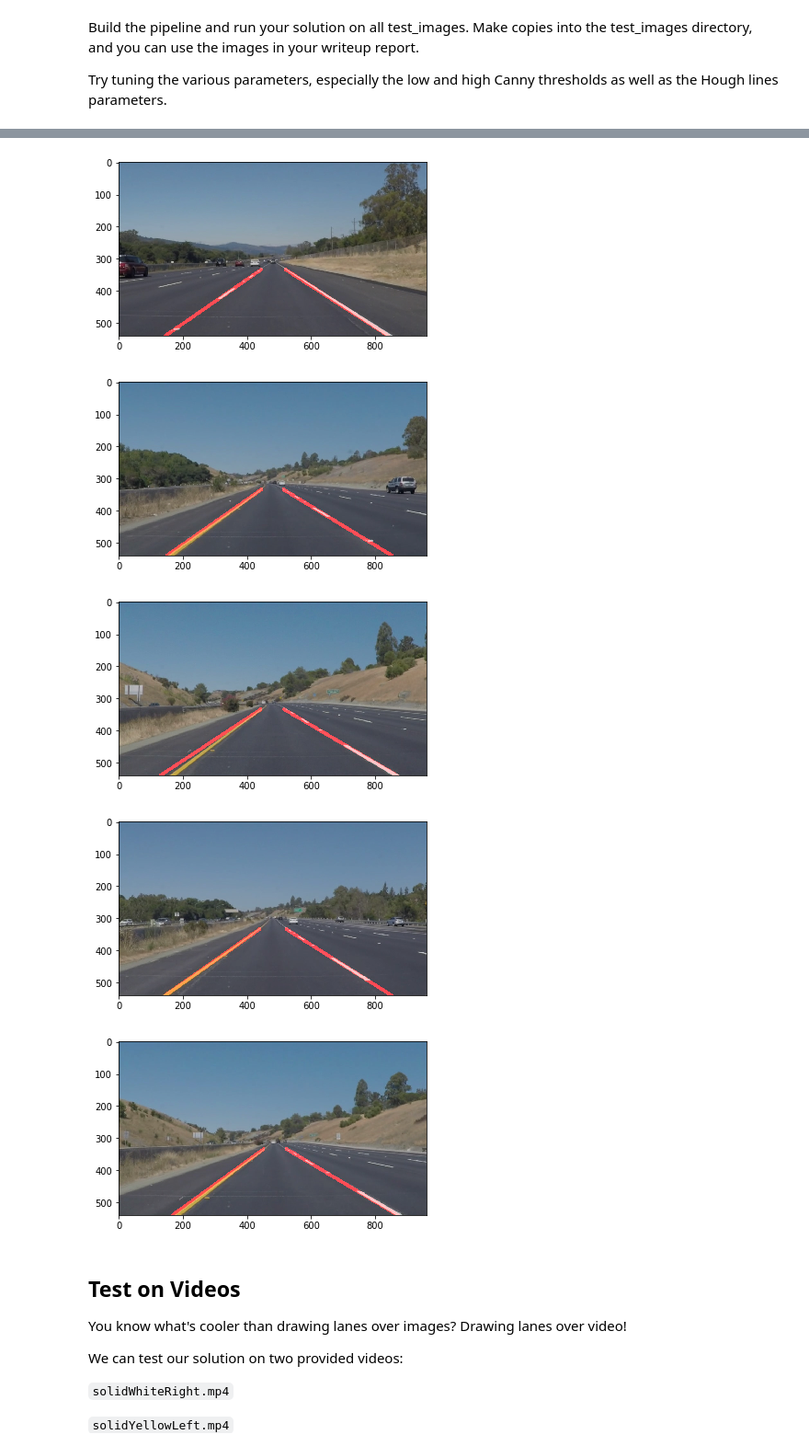
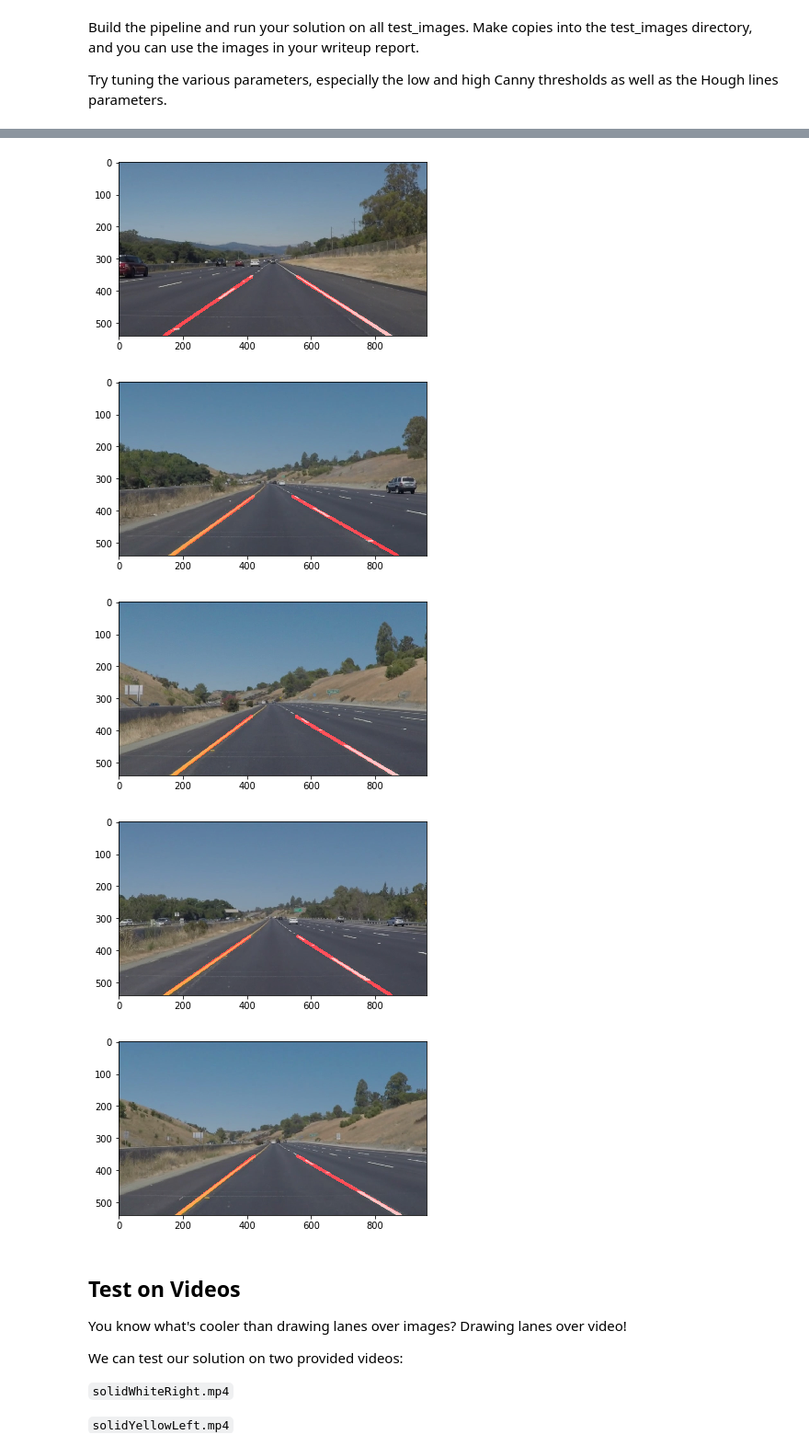
Before and after one commit to kindoblue/CarND-LaneLines-P1, a Jupyter notebook: P1.ipynb, the cells around one changed output, grey strips where cells are left out. Shown at 92% size. Drawn from its saved outputs; the diff is of its cells as text; code cells hidden in the pictures.

Commit message:
small improvements for the challenge - check for abnormal slopes

```diff
--- a/P1.ipynb
+++ b/P1.ipynb
@@ -85,7 +85,7 @@ def get_trapezoid(img):
     height = img.shape[0]
     width = img.shape[1]
     half_width = width / 2.
-    horizon = height * 0.62
+    horizon = height * 0.66
 
     # 1/2 of the bottom of isosceles trapezoid in term of % of width
     bottom_half = half_width * .9
@@ -219,10 +219,11 @@ def draw_lines(img, lines, color=[255, 0, 0], thickness=10):
             intercept = y1 - slope * x1
 
             # store slope and intercept in the right list
-            if slope > 0.0:
+            if slope > 0.0 and slope < math.inf:
                 p_slopes.append(slope)
                 p_intercepts.append(intercept)
-            else:
+
+            if slope < 0.0 and slope > -math.inf:
                 n_slopes.append(slope)
                 n_intercepts.append(intercept)
 
@@ -305,7 +306,7 @@ def pipeline(img):
     cut_img = region_of_interest(canny_img, get_trapezoid(img))
 
     # hought trasform - params: img, rho, theta, threshold, min_line_len, max_line_gap
-    hough_img = hough_lines(cut_img, 1, np.pi/180, 20, 20, 10)
+    hough_img = hough_lines(cut_img, 1, np.pi/180, 50, 20, 20)
 
     # return the final image
     return weighted_img(hough_img, img)
@@ -319,8 +320,8 @@ for image_path in os.listdir("test_images/"):
-[figure, old version]
+[figure, new version]
-[figure, old version]
+[figure, new version]
-[figure, old version]
+[figure, new version]
-[figure, old version]
+[figure, new version]
-[figure, old version]
+[figure, new version]
 # %% [markdown]
 ## Test on Videos
 
```
Also changed, not shown: parts of 6 cells of this notebook.
